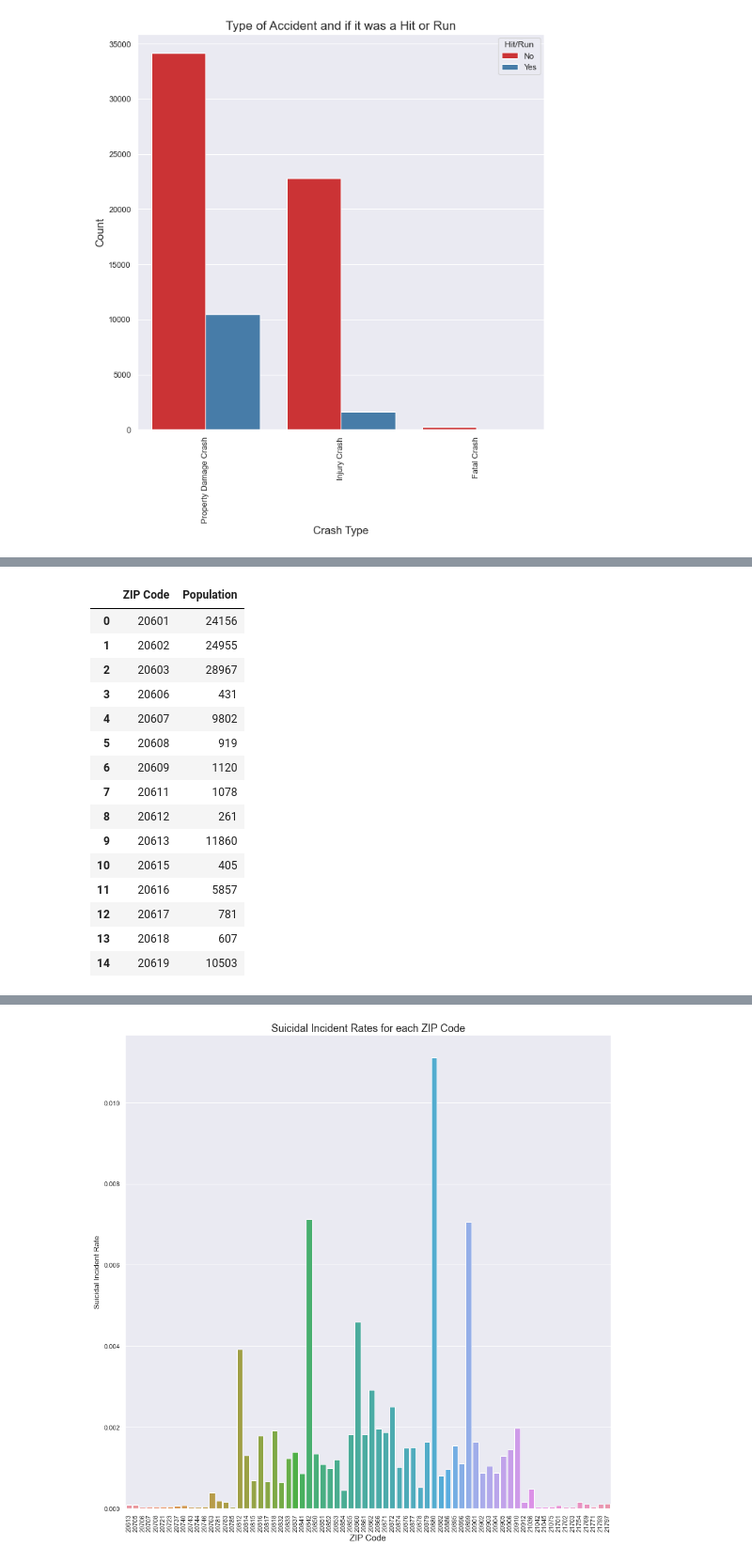
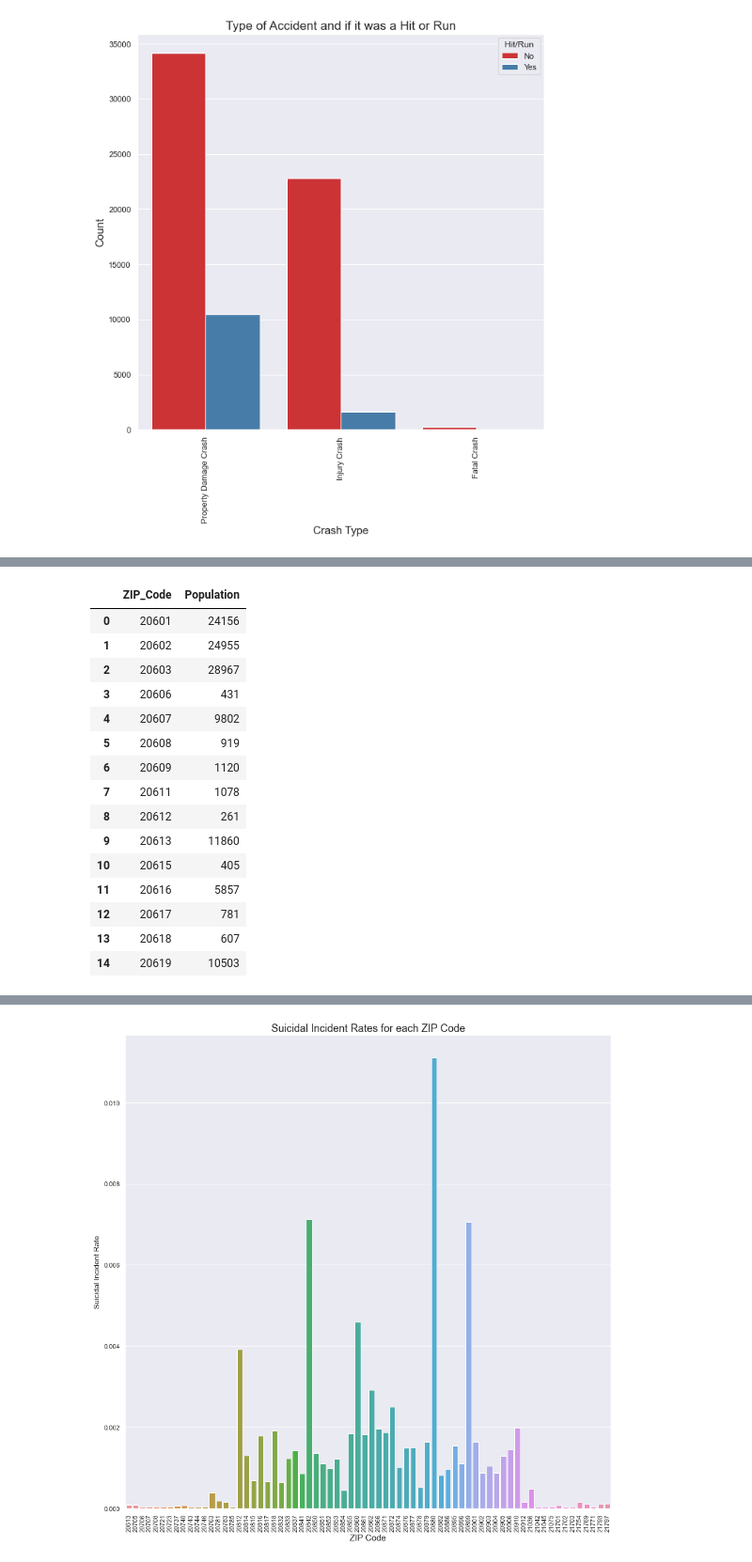
Before and after one commit to rohingarg/DATA205CAPSTONE, a Jupyter notebook: DATA205CAPSTONE.ipynb, the cells around one changed output, grey strips where cells are left out. Shown at 94% size. Cells and saved outputs as stored; diff of their text form; code cells hidden in the pictures.

```diff
--- a/DATA205CAPSTONE.ipynb
+++ b/DATA205CAPSTONE.ipynb
@@ -260,14 +277,14 @@ df_md.head()
 # %%
 # Renaming variables from their respective codes to what they represent
 # Creating another dataframe extracting the ZIP Code and Population from the MD census dataset
 
-df_md.rename(columns={'ZCTA5N':'ZIP Code'}, inplace=True)
+df_md.rename(columns={'ZCTA5N':'ZIP_Code'}, inplace=True)
 df_md.rename(columns={'POP100':'Population'}, inplace=True)
-ZIP_Populations = df_md[['ZIP Code','Population']]
+ZIP_Populations = df_md[['ZIP_Code','Population']]
 
 ZIP_Populations.head(15)
 # %% [output]
-|  | ZIP Code | Population |
+|  | ZIP_Code | Population |
 | 0 | 20601 | 24156 |
 | 1 | 20602 | 24955 |
 | 2 | 20603 | 28967 |
```
Also changed, not shown: parts of 28 cells of this notebook.
